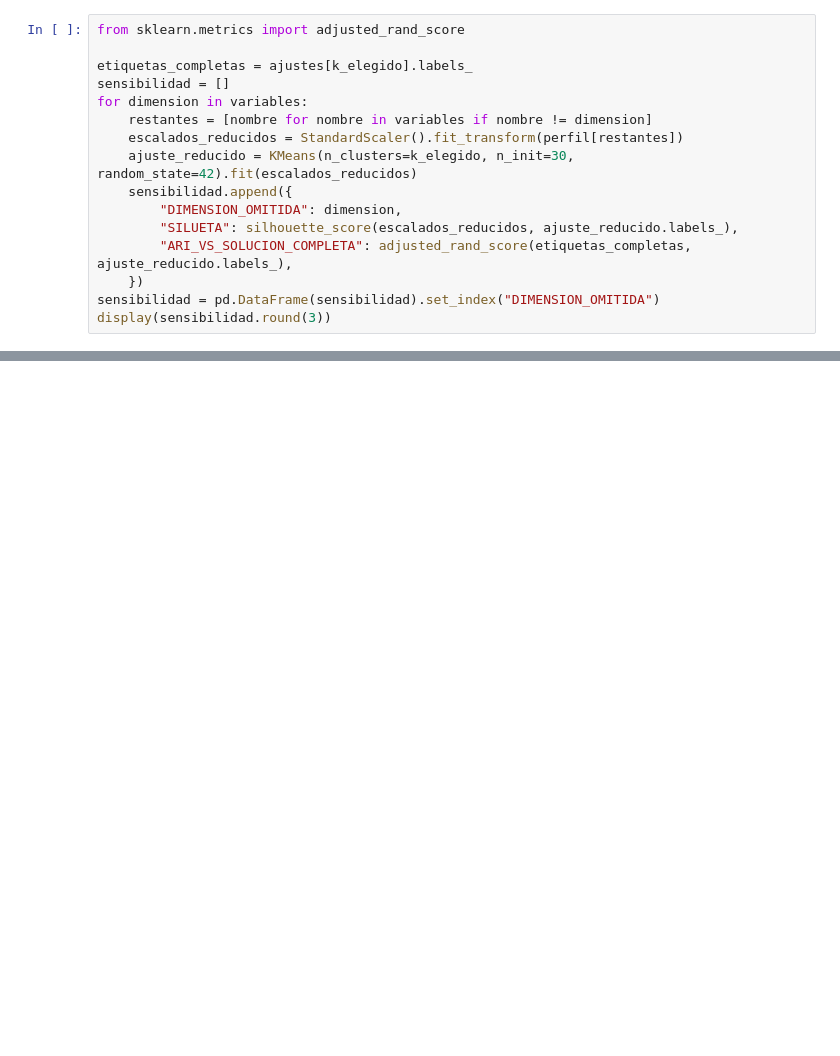
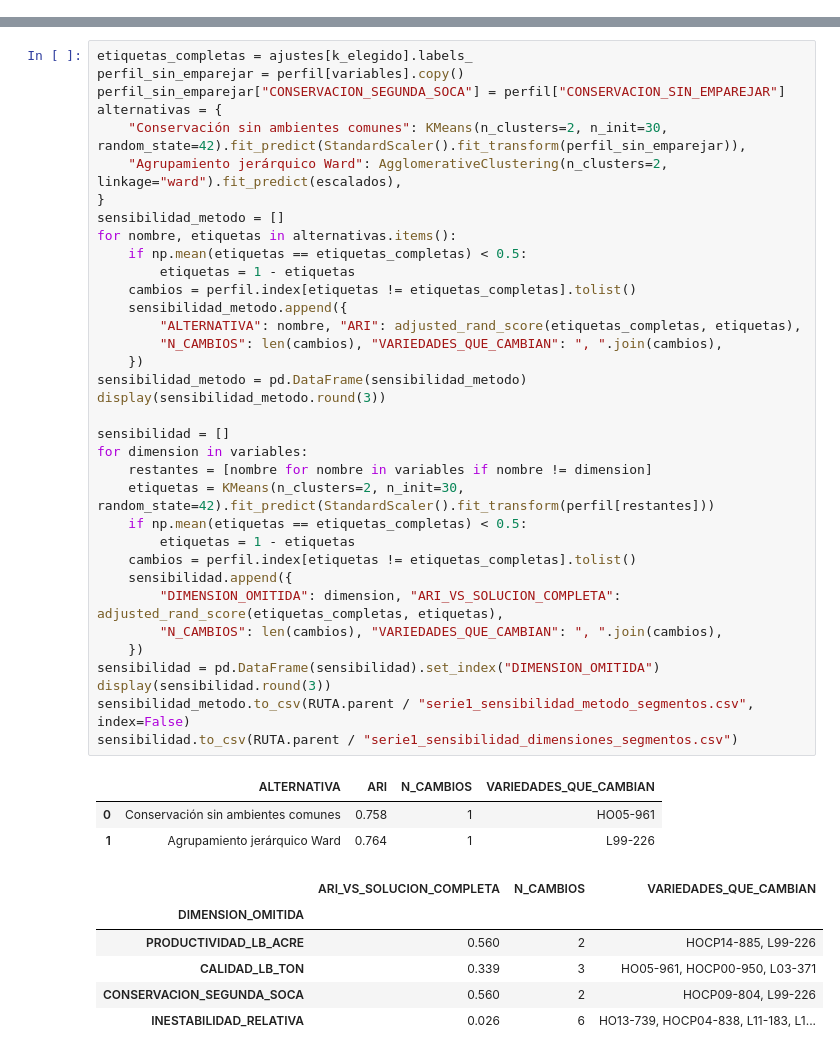
Before and after one commit to MoraVevo/prueba-tecnica-cientifico-datos-santa-ana, a Jupyter notebook: notebooks/05_segmentacion_variedades_serie1.ipynb, the cells around one changed output, grey strips where cells are left out. Saved outputs shown, nothing was run; the diff lists cells and outputs as text; blank space fills up the shorter version.

```diff
--- a/notebooks/05_segmentacion_variedades_serie1.ipynb
+++ b/notebooks/05_segmentacion_variedades_serie1.ipynb
@@ -132,16 +185,0 @@ Como comprobación, se repite K-means con el mismo número de grupos quitando un
-# %%
-from sklearn.metrics import adjusted_rand_score
-
-etiquetas_completas = ajustes[k_elegido].labels_
-sensibilidad = []
-for dimension in variables:
-    restantes = [nombre for nombre in variables if nombre != dimension]
-    escalados_reducidos = StandardScaler().fit_transform(perfil[restantes])
-    ajuste_reducido = KMeans(n_clusters=k_elegido, n_init=30, random_state=42).fit(escalados_reducidos)
-    sensibilidad.append({
-        "DIMENSION_OMITIDA": dimension,
-        "SILUETA": silhouette_score(escalados_reducidos, ajuste_reducido.labels_),
-        "ARI_VS_SOLUCION_COMPLETA": adjusted_rand_score(etiquetas_completas, ajuste_reducido.labels_),
-    })
-sensibilidad = pd.DataFrame(sensibilidad).set_index("DIMENSION_OMITIDA")
-display(sensibilidad.round(3))
@@ -164,0 +223,45 @@ Con estos datos se eligen **dos segmentos** (silueta cercana a 0.30): **Perfil 1
+# %%
+etiquetas_completas = ajustes[k_elegido].labels_
+perfil_sin_emparejar = perfil[variables].copy()
+perfil_sin_emparejar["CONSERVACION_SEGUNDA_SOCA"] = perfil["CONSERVACION_SIN_EMPAREJAR"]
+alternativas = {
+    "Conservación sin ambientes comunes": KMeans(n_clusters=2, n_init=30, random_state=42).fit_predict(StandardScaler().fit_transform(perfil_sin_emparejar)),
+    "Agrupamiento jerárquico Ward": AgglomerativeClustering(n_clusters=2, linkage="ward").fit_predict(escalados),
+}
+sensibilidad_metodo = []
+for nombre, etiquetas in alternativas.items():
+    if np.mean(etiquetas == etiquetas_completas) < 0.5:
+        etiquetas = 1 - etiquetas
+    cambios = perfil.index[etiquetas != etiquetas_completas].tolist()
+    sensibilidad_metodo.append({
+        "ALTERNATIVA": nombre, "ARI": adjusted_rand_score(etiquetas_completas, etiquetas),
+        "N_CAMBIOS": len(cambios), "VARIEDADES_QUE_CAMBIAN": ", ".join(cambios),
+    })
+sensibilidad_metodo = pd.DataFrame(sensibilidad_metodo)
+display(sensibilidad_metodo.round(3))
+
+sensibilidad = []
+for dimension in variables:
+    restantes = [nombre for nombre in variables if nombre != dimension]
+    etiquetas = KMeans(n_clusters=2, n_init=30, random_state=42).fit_predict(StandardScaler().fit_transform(perfil[restantes]))
+    if np.mean(etiquetas == etiquetas_completas) < 0.5:
+        etiquetas = 1 - etiquetas
+    cambios = perfil.index[etiquetas != etiquetas_completas].tolist()
+    sensibilidad.append({
+        "DIMENSION_OMITIDA": dimension, "ARI_VS_SOLUCION_COMPLETA": adjusted_rand_score(etiquetas_completas, etiquetas),
+        "N_CAMBIOS": len(cambios), "VARIEDADES_QUE_CAMBIAN": ", ".join(cambios),
+    })
+sensibilidad = pd.DataFrame(sensibilidad).set_index("DIMENSION_OMITIDA")
+display(sensibilidad.round(3))
+sensibilidad_metodo.to_csv(RUTA.parent / "serie1_sensibilidad_metodo_segmentos.csv", index=False)
+sensibilidad.to_csv(RUTA.parent / "serie1_sensibilidad_dimensiones_segmentos.csv")
+# %% [output]
+|  | ALTERNATIVA | ARI | N_CAMBIOS | VARIEDADES_QUE_CAMBIAN |
+| 0 | Conservación sin ambientes comunes | 0.758 | 1 | HO05-961 |
+| 1 | Agrupamiento jerárquico Ward | 0.764 | 1 | L99-226 |
+|  | ARI_VS_SOLUCION_COMPLETA | N_CAMBIOS | VARIEDADES_QUE_CAMBIAN |
+| DIMENSION_OMITIDA |  |  |  |
+| PRODUCTIVIDAD_LB_ACRE | 0.560 | 2 | HOCP14-885, L99-226 |
+| CALIDAD_LB_TON | 0.339 | 3 | HO05-961, HOCP00-950, L03-371 |
+| CONSERVACION_SEGUNDA_SOCA | 0.560 | 2 | HOCP09-804, L99-226 |
+| INESTABILIDAD_RELATIVA | 0.026 | 6 | HO13-739, HOCP04-838, L11-183, L1... |
```
Also changed, not shown: parts of 13 cells of this notebook, 4 other files.
